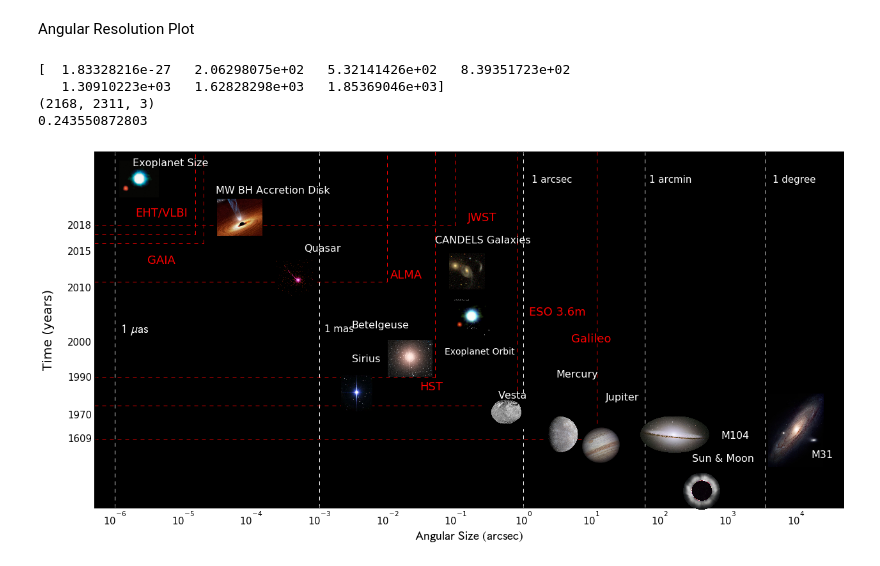
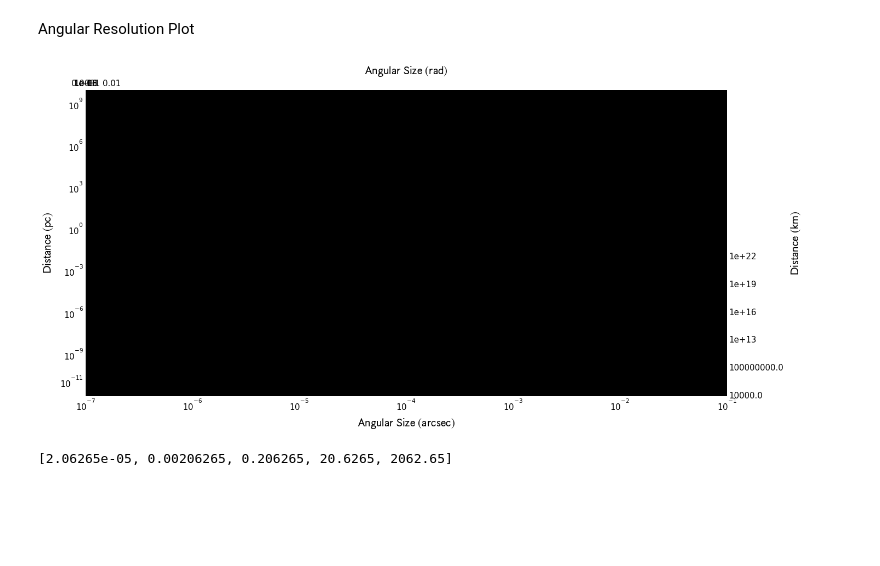
Before and after one commit to adelave1/171.618-plot, a Jupyter notebook: angular_size_plots.ipynb, the cells around one changed output. Cells and saved outputs as stored; diff of their text form; code cells hidden in the pictures; blank space fills up the shorter version.

Commit message:
Second round spectrum plot

```diff
--- a/angular_size_plots.ipynb
+++ b/angular_size_plots.ipynb
@@ -57,6 +58,18 @@ Angular Resolution Plot
 # %%
 def year2tick(year, maxy=2020):
     return maxy*((np.array(year)-1600.0)/(maxy-1600.0))**18
+
+def km_to_pc(x):
+    return x / 3e13
+
+def pc_to_km(x):
+    return x * 3e13
+
+def arcsec_to_rad(x):
+    return x / 206265
+
+def rad_to_arcsec(x):
+    return x * 206265
 # %%
 lbl_ft_sz = 18 # label font size
 plot_lbl_ft_sz = 12
@@ -78,25 +91,52 @@ ax.set_xticks([10 ** i for i in range(-6, 5)])
 #ax.set_yticks([1600, 1700, 1800, 1900, 2000])
 
 #ax.xaxis.set_major_formatter(matplotlib.ticker.FormatStrFormatter('%d'))
-ax.set_xlabel(r'$\rm{Angular \ Size} \ (\rm{arcsec})$', size=lbl_ft_sz + 2) # label x-axis
-ax.set_ylabel('Time (years)', size=lbl_ft_sz + 2)
-ax.yaxis.labelpad = 20
+ax.set_xlabel(r'$\rm{Angular \ Size} \ (\rm{arcsec})$', size=lbl_ft_sz + 3) # label x-axis
+ax.xaxis.labelpad = 10
+ax.set_ylabel(r'$\rm{Distance \ (pc)}$', size=lbl_ft_sz + 3)
+ax.yaxis.labelpad = 10
 #ax.set_ylim(1450, 2250)
 
+ax.set_yscale('log')
+yticks=[1e-11, 1e-9, 1e-6, 1e-3, 1, 1000, 1e6, 1e9]
+#plt.yticks(year2tick(yticks, 2020),['1609','1970','1990','2000','2010','2015','2018'])
+ax.set_yticks(yticks)
+ax.set_ylim(1e-12, 1e10)
 
-yticks=[1609, 1970, 1990, 2000, 2010, 2015, 2018]
-print year2tick(yticks, 2020)
-plt.yticks(year2tick(yticks, 2020),['1609','1970','1990','2000','2010','2015','2018'])
-ax.set_ylim(-600, 2500)
+# setting up additional axes for km distance scale and radians
+ax2 = ax.twinx()
+ax3 = ax.twiny()
+
+ax2.set_ylabel(r'$\rm{Distance \ (km)}$', size=lbl_ft_sz + 3)
+ax2.yaxis.labelpad = 10
+ax2.set_ylim(1e-12, 1e10) # same limits as other y-axis
+ax2.set_yscale('log')
+km_dist = [1e2, 1e4, 1e8, 1e13, 1e16, 1e19, 1e22]
+km_ticks = [km_to_pc(d) for d in km_dist]
+ax2.set_yticklabels(km_dist)
+
+ax3.set_xlabel(r'$\rm{Angular \ Size} \ (\rm{rad})$', size=lbl_ft_sz + 3)
+ax3.xaxis.labelpad = 10
+ax3.set_xlim(5e-7, 5e4)
+ax3.set_xscale('log')
+rad_ticks = [10**j for j in range(-10, 0, 2)]
+ax3.set_xticks([rad_to_arcsec(r) for r in rad_ticks])
+ax3.set_xticklabels(rad_ticks)
+
+
+ax.plot([1, 1], [0, km_to_pc(5e2)], color='white')
+ax.text(1, km_to_pc(5e2), 'HST', color='white')
 
 plt.setp(ax.get_xticklabels(), fontsize=15) # make x-axis tick marks larger
 plt.setp(ax.get_yticklabels(), fontsize=15)
+plt.setp(ax2.get_yticklabels(), fontsize=15)
+plt.setp(ax3.get_xticklabels(), fontsize=15)
 #plt.setp(ax, yticks=[]) # remove y-axis tick marks
 
 yrange = [-600,2500]
 xrange_plot = [5e-7, 5e4]
 yoffset = 0.99 * 2250
-
+"""
 ax.plot([1, 1], yrange, color='white', linestyle='--')
 ax.text(1.3, yoffset, '1 arcsec', color='white', size=lbl_ft_sz - 3)
 #ax.text(1.3, 0.85, 'Fried Length', color='white', size=lbl_ft_sz - 4)
@@ -202,36 +242,36 @@ for i in range(len(keys)):
 sp = plt.axes([0.47, 0.6 , 0.08, 0.08])
 
 data = Image.open('./astro_scale/arp112.jpg')
 sp.imshow(data, interpolation='nearest') # plot 2D data with imshow
 plt.setp(sp, yticks=[], xticks=[])
 
 sp = plt.axes([0.47, 0.5 , 0.08, 0.08])
 data = Image.open('./astro_scale/slide5.jpg')
 sp.imshow(data, interpolation='nearest') # plot 2D data with imshow
 plt.setp(sp, yticks=[], xticks=[])
 
 #ax.text(3e-6, 2150, 'Exoplanet', color='white', size=plot_lbl_ft_sz)
 ax.text(3e-5, 2135, 'MW BH Accretion Disk', color='white', size=plot_lbl_ft_sz+4)
 ax.text(0.05, year2tick(2016), 'CANDELS Galaxies', color='white', size=plot_lbl_ft_sz+4)
 ax.text(0.07, year2tick(1997), 'Exoplanet Orbit', color='white', size=plot_lbl_ft_sz+2)
 ax.text(6e-4, year2tick(2015), 'Quasar', color='white', size=plot_lbl_ft_sz+4)
 ax.text(3e-3, year2tick(1995), 'Sirius', color='white', size=plot_lbl_ft_sz+4)
 ax.text(0.3e-2, year2tick(2003), 'Betelgeuse', color='white', size=plot_lbl_ft_sz+4)
 
 # ax.text(0.0175, 0.43, 'Betelgeuse', color='white', size=plot_lbl_ft_sz)
 # #ax.text(0.55, 0.385, 'Vesta', color='white', size=plot_lbl_ft_sz)
 ax.text(3, year2tick(1990), 'Mercury', color='white', size=plot_lbl_ft_sz+4)
 ax.text(300, year2tick(1500)-200, 'Sun & Moon', color='white', size=plot_lbl_ft_sz+4)
 # #ax.text(3e4, 0.02, 'M31', color='white', size=plot_lbl_ft_sz)
 ax.text(16, year2tick(1980), 'Jupiter', color='white', size=plot_lbl_ft_sz+4)
 ax.text(800, year2tick(1800), 'M104', color='white', size=plot_lbl_ft_sz+4)
 
 plt.savefig('sotzen_wang_delavega_171_618_plot3.jpg', format='jpg', dpi=120)
-
+"""
 plt.show() # show plot
 # %% [output]
-[  1.83328216e-27   2.06298075e+02   5.32141426e+02   8.39351723e+02
-   1.30910223e+03   1.62828298e+03   1.85369046e+03]
-(2168, 2311, 3)
-0.243550872803
-[figure, old version]
+[figure, new version]
+# %%
+print [rad_to_arcsec(r) for r in rad_ticks]
+# %% [output]
+[2.06265e-05, 0.00206265, 0.206265, 20.6265, 2062.65]
```
Also changed, not shown: parts of 1 cell of this notebook, 16 other files.
